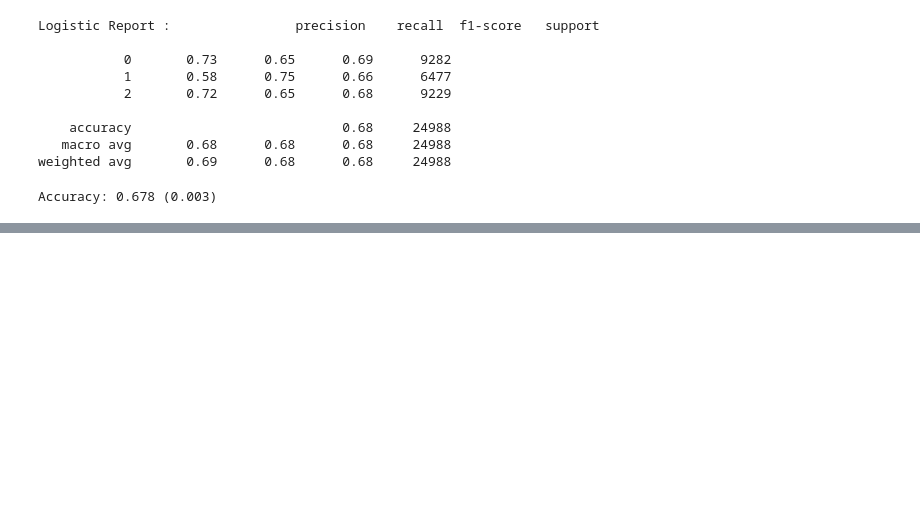
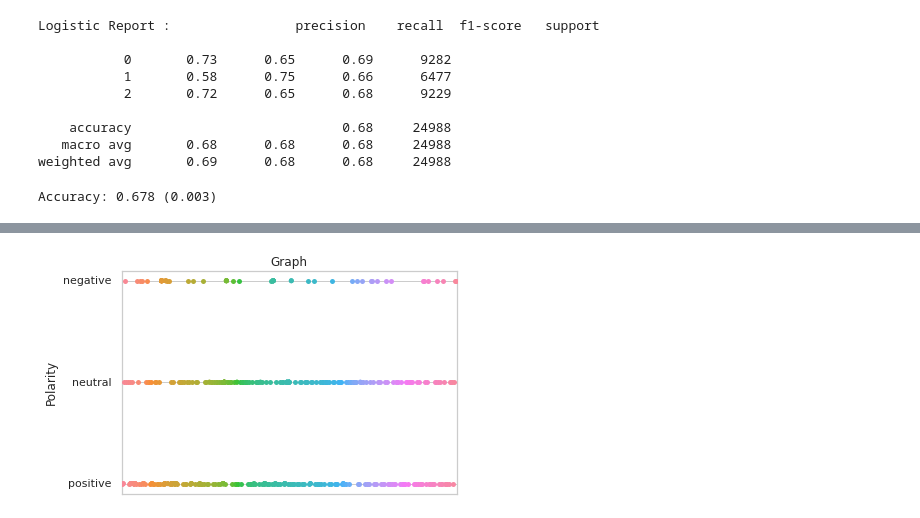
Before and after one commit to sauravrox/sentiment-analysis, a Jupyter notebook: logistic_regression.ipynb, the cells around one changed output, grey strips where cells are left out. Saved outputs shown, nothing was run; the diff lists cells and outputs as text; code cells hidden in the pictures; blank space fills up the shorter version.

```diff
--- a/logistic_regression.ipynb
+++ b/logistic_regression.ipynb
@@ -217,0 +244,11 @@ print(df)
+# %%
+sn = sns.stripplot(x='Tweets', y=df['Polarity'], data=lr_data,jitter=True)
+sn.set(xticklabels=[])
+sn.set(xlabel=None)
+
+plt.title('Graph')
+
+# function to show plot
+plt.show(sns)
+# %% [output]
+[figure, added]
```
Also changed, not shown: parts of 5 cells of this notebook.
